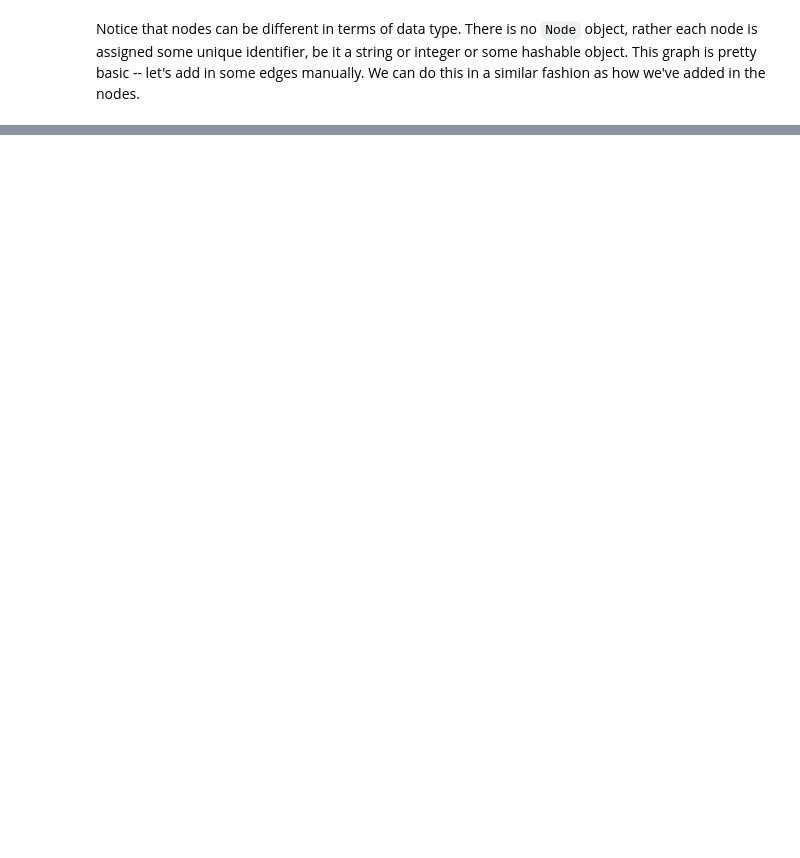
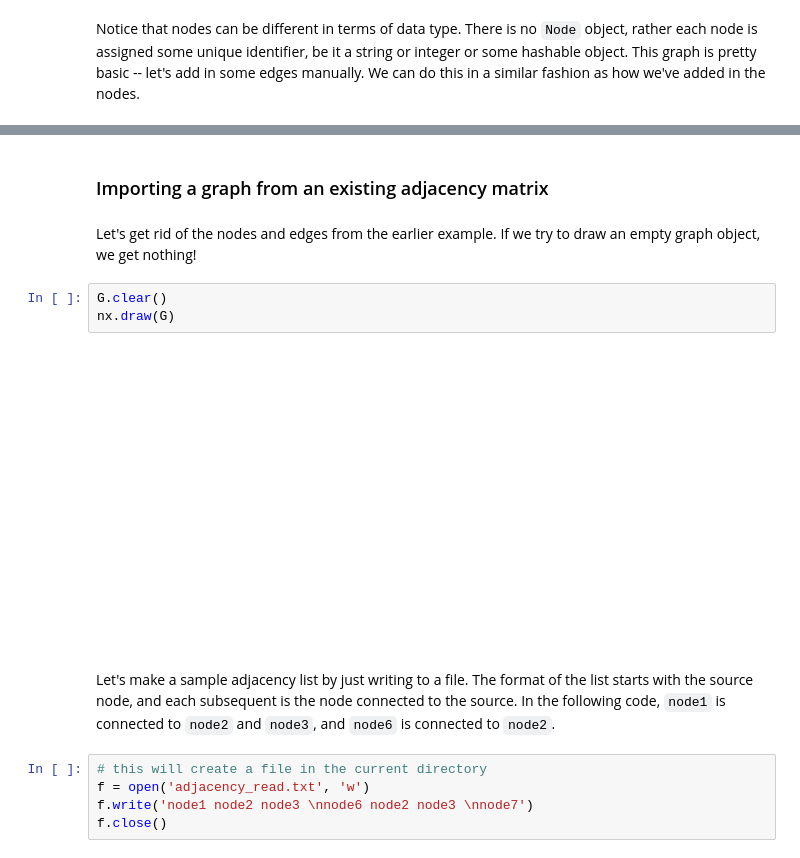
Before and after one commit to hollybossart/networkX_tutorial, a Jupyter notebook: networkX_tutorial.ipynb, the cells around one changed output, grey strips where cells are left out. Drawn from its saved outputs; the diff is of its cells as text; blank space fills up the shorter version.

```diff
--- a/networkX_tutorial.ipynb
+++ b/networkX_tutorial.ipynb
@@ -51,0 +56,16 @@ nx.draw(G, with_labels=True)
+# %% [markdown]
+### Importing a graph from an existing adjacency matrix
+# %% [markdown]
+Let's get rid of the nodes and edges from the earlier example. If we try to draw an empty graph object, we get nothing!
+# %%
+G.clear()
+nx.draw(G)
+# %% [output]
+[figure, added]
+# %% [markdown]
+Let's make a sample adjacency list by just writing to a file. The format of the list starts with the source node, and each subsequent is the node connected to the source. In the following code, `node1` is connected to `node2` and `node3`, and `node6` is connected to `node2`.
+# %%
+# this will create a file in the current directory
+f = open('adjacency_read.txt', 'w')
+f.write('node1 node2 node3 \nnode6 node2 node3 \nnode7')
+f.close()
```
Also changed, not shown: parts of 21 cells of this notebook, 1 other file.
